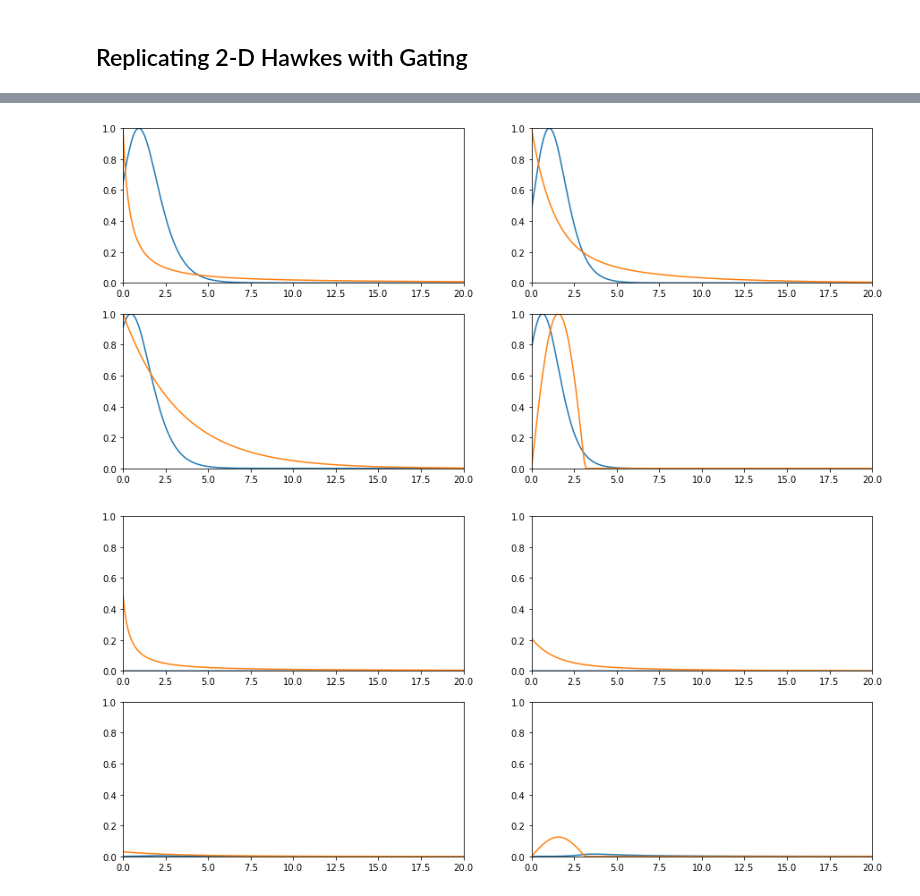
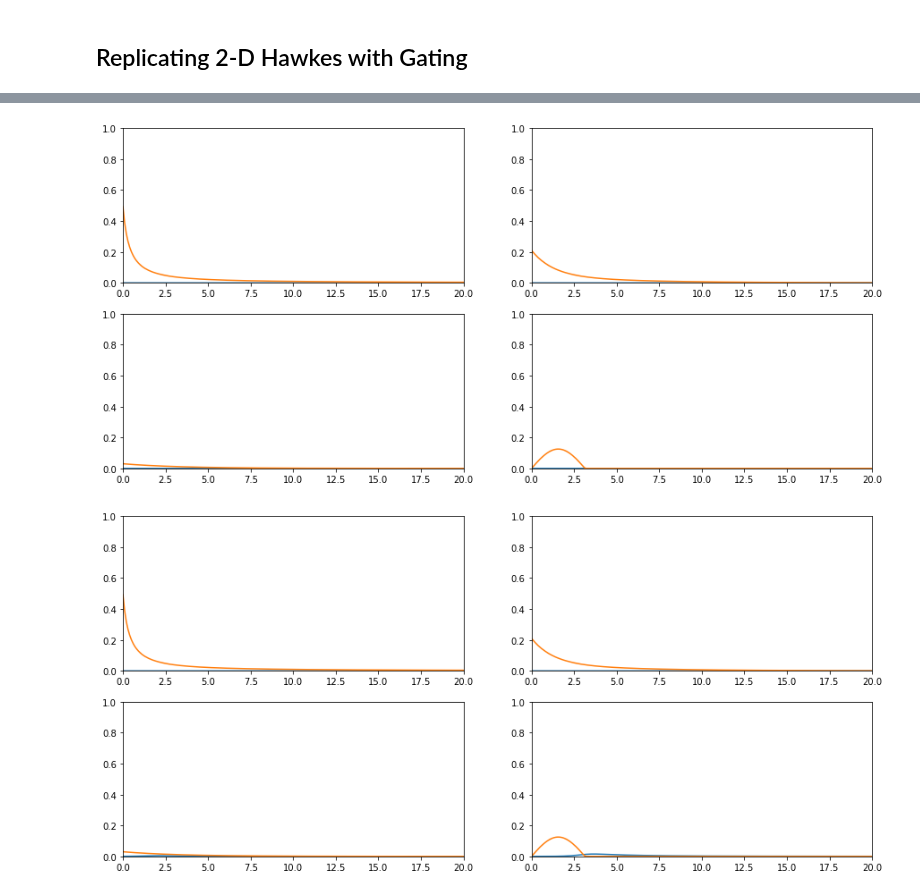
Before and after one commit to yamacisik/gated_kernel_tpp, a Jupyter notebook: kernel_fuctions_experiments.ipynb, the cells around one changed output, grey strips where cells are left out. Cells and saved outputs as stored; diff of their text form; code cells hidden in the pictures.

```diff
--- a/kernel_fuctions_experiments.ipynb
+++ b/kernel_fuctions_experiments.ipynb
@@ -704,34 +704,34 @@ params.tail(6)
 # %%
 
 
-model_id  = '04571a21fa'
+model_id  = '153b48db84'
 lengtscales = params.loc[params.Model_ID ==model_id].values[0][1:5]
 sigmas = params.loc[params.Model_ID ==model_id].values[0][5:9]
 alphas = params.loc[params.Model_ID ==model_id].values[0][9:13]
 # ss = params.loc[params.Model_ID ==model_id].values[0][13:17]
 
 t =torch.arange(0,200,0.1)+0.000001
 
 
 fig, axes = plt.subplots(2, 2,figsize=(15,7))
 axes = axes.flatten()
 for i in range(len(axes)):
 
     values = magic_kernel_1(t,sigma = sigmas[i], lengthscale = lengtscales[i], alpha = alphas[i])
-    values = (values - values.min())/(values.max()-values.min())
+#     values = (values - values.min())/(values.max()-values.min())
     real_values = triggering_kernel(t,i)
-    real_values = (real_values - real_values.min())/(real_values.max()-real_values.min())
+#     real_values = (real_values - real_values.min())/(real_values.max()-real_values.min())
 
     axes[i].plot(t,values)
     axes[i].plot(t,real_values)
     axes[i].set_xlim(0, 20)
     axes[i].set_ylim(0, 1)
 # axes[0].set_xlim(0, 10)
 # axes[1].set_ylim(0, 0.2)
 # axes[2].set_xlim(0, 10)
 # axes[3].set_ylim(0, 0.3)
 # %% [output]
-[figure, old version]
+[figure, new version]
 # %%
 
 
```
Also changed, not shown: parts of 1 cell of this notebook, 1 other file.
